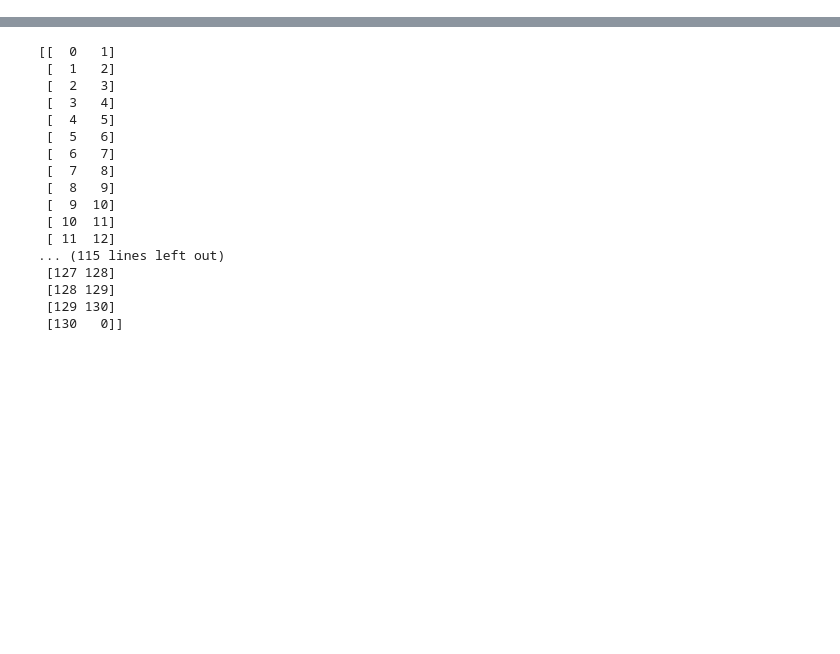
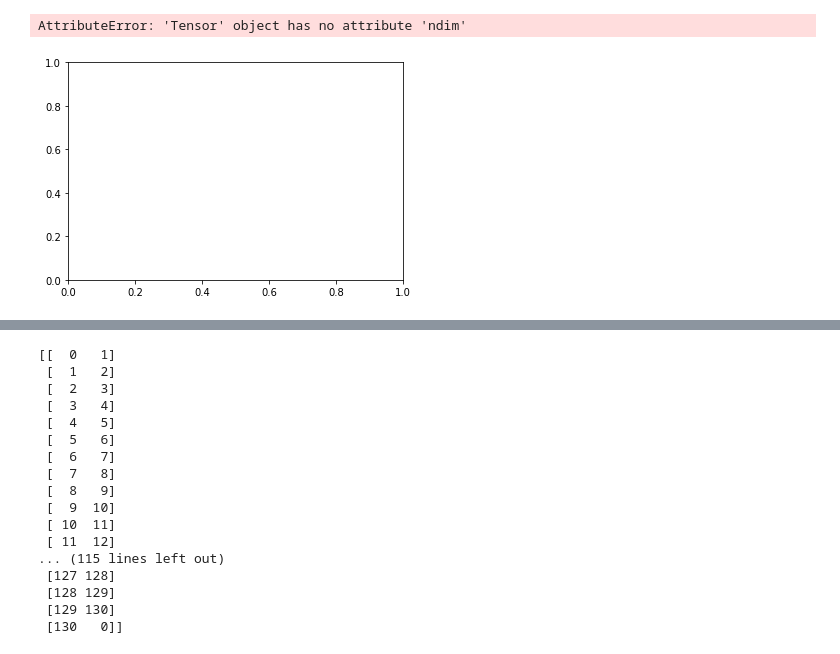
Before and after one commit to maxjiang93/DDSL, a Jupyter notebook: experiments/exp1_airfoil/sandbox.ipynb, the cells around one changed output, grey strips where cells are left out. Cells and saved outputs as stored; diff of their text form; code cells hidden in the pictures; blank space fills up the shorter version.

```diff
--- a/experiments/exp1_airfoil/sandbox.ipynb
+++ b/experiments/exp1_airfoil/sandbox.ipynb
@@ -3,0 +263,5 @@ os.environ["CUDA_VISIBLE_DEVICES"]="1,2"
+# %%
+plt.plot(V[:,0],V[:,1])
+# %% [output]
+AttributeError: 'Tensor' object has no attribute 'ndim'
+[figure, added]
```
Also changed, not shown: parts of 11 cells of this notebook, 24 other files.
